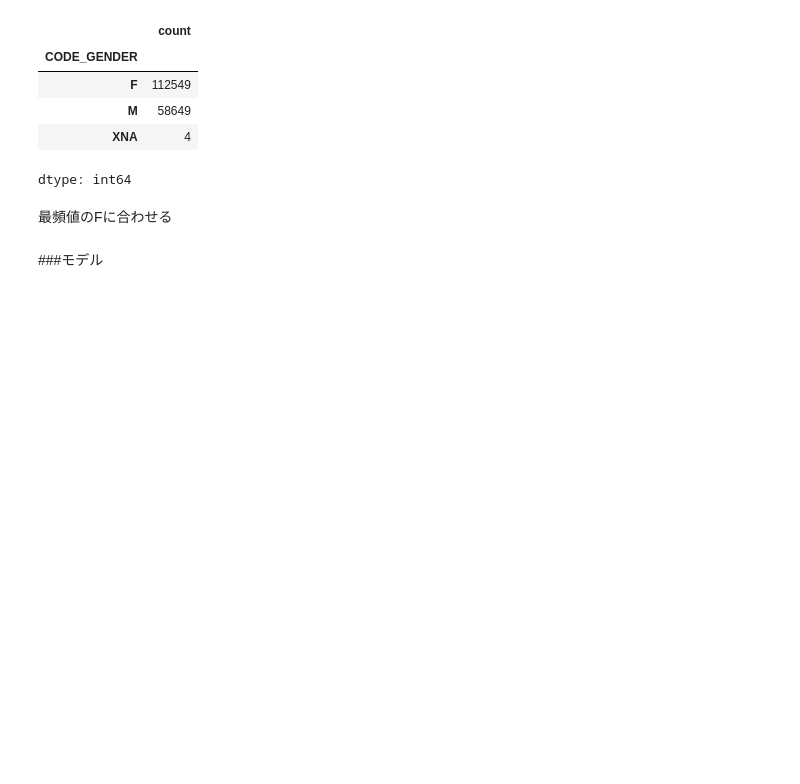
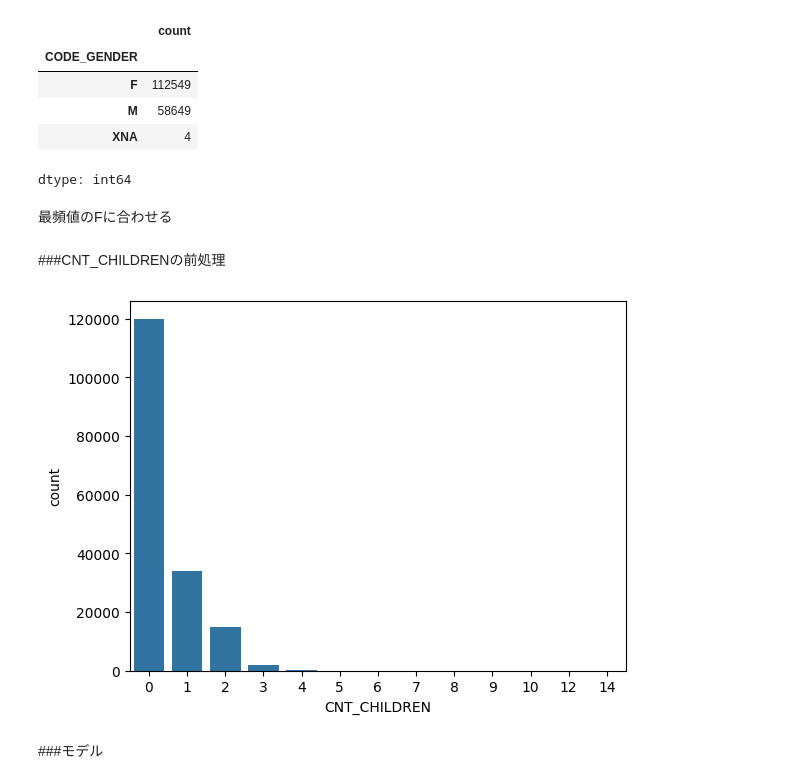
Before and after one commit to aki05162525/gci_compe2, a Jupyter notebook: compe2_ver1.ipynb, the cells around one changed output. Saved outputs shown, nothing was run; the diff lists cells and outputs as text; code cells hidden in the pictures; blank space fills up the shorter version.

Commit message:
CNT_CHILDRENを追加 Validation Log Loss: 0.25913019183906805 Train Score: 0.7852130318561037 Valid Score: 0.6970967695292366

```diff
--- a/compe2_ver1.ipynb
+++ b/compe2_ver1.ipynb
@@ -328,6 +333,14 @@ dtype: int64
 # %%
 train["CODE_GENDER"].replace({'F': 0, 'M': 1, 'XNA': 0}, inplace=True)
 test["CODE_GENDER"].replace({'F': 0, 'M': 1, 'XNA': 0}, inplace=True)
+# %% [markdown]
+###CNT_CHILDRENの前処理
+# %%
+# NAME_CONTRACT_TYPEの分布
+sns.countplot(data=train, x="CNT_CHILDREN")
+plt.show()
+# %% [output]
+[figure, added]
 # %% [markdown]
 ###モデル
 # %%
```
Also changed, not shown: parts of 4 cells of this notebook.
